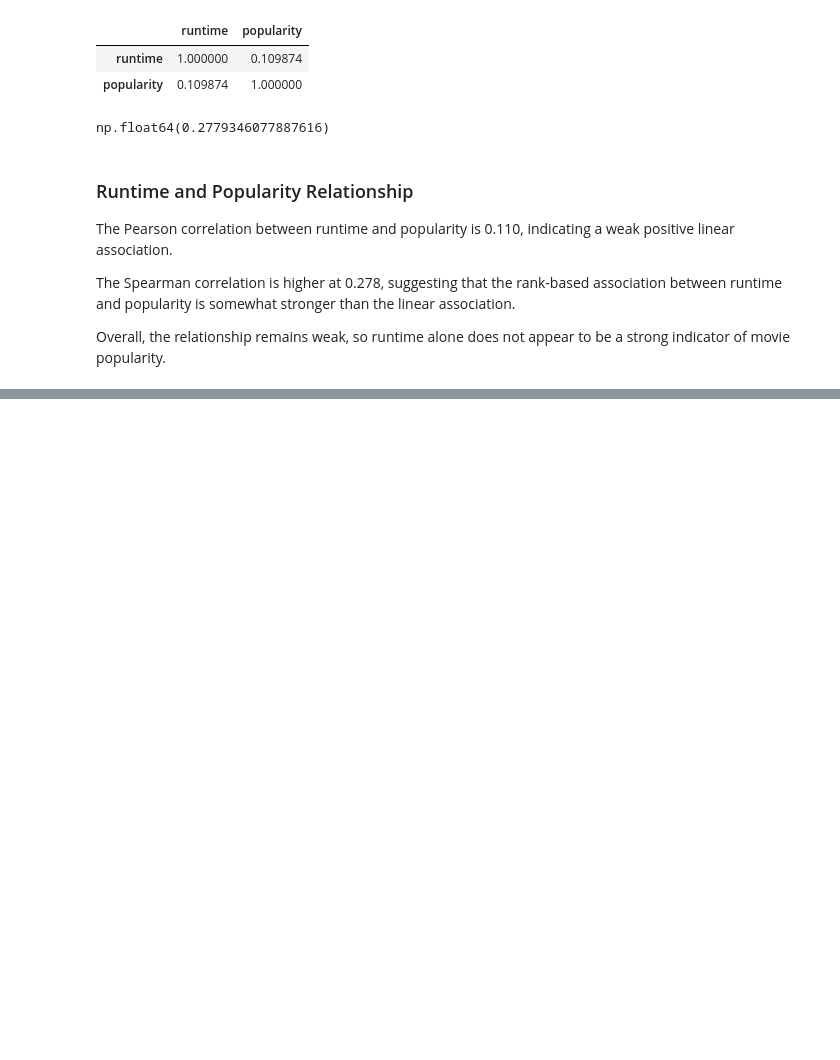
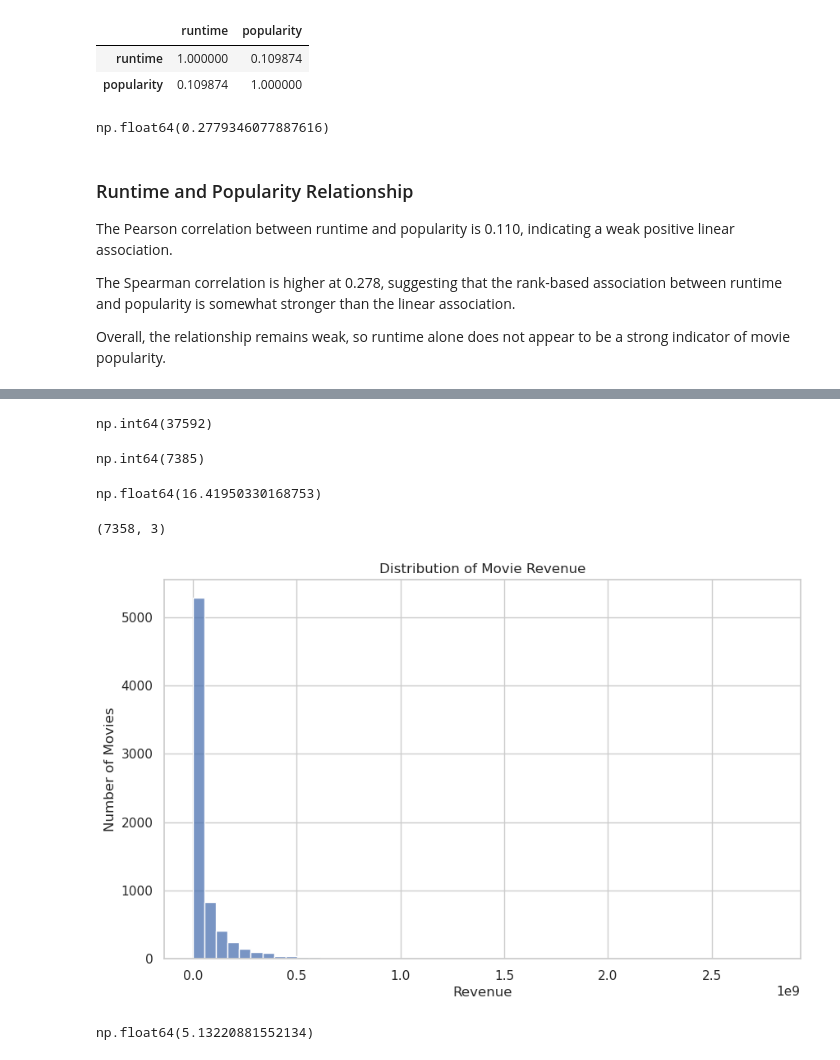
Before and after one commit to Hna2005/movie-runtime-analysis, a Jupyter notebook: notebooks/03-eda.ipynb, the cells around one changed output, grey strips where cells are left out. Cells and saved outputs as stored; diff of their text form; code cells hidden in the pictures; blank space fills up the shorter version.

```diff
--- a/notebooks/03-eda.ipynb
+++ b/notebooks/03-eda.ipynb
@@ -16,7 +16,7 @@ sns.set_theme(style="whitegrid")
 # %% [markdown]
 ## Load Clean Dataset
 # %%
-data = pd.read_csv('data/interim.csv', low_memory=False)
+data = pd.read_csv('../data/interim.csv', low_memory=False)
 # %% [markdown]
 ## Dataset Overview
 # %%
@@ -939,0 +956,43 @@ Overall, the relationship remains weak, so runtime alone does not appear to be a
+# %%
+data["revenue"].isna().sum()
+# %% [output]
+np.int64(37592)
+# %%
+revenue_available = data["revenue"].notna().sum()
+revenue_available
+# %% [output]
+np.int64(7385)
+# %%
+revenue_available / len(data) * 100
+# %% [output]
+np.float64(16.41950330168753)
+# %%
+runtime_revenue_data = data[
+    ["title", "runtime", "revenue"]
+].dropna(
+    subset=["runtime", "revenue"]
+).copy()
+# %%
+runtime_revenue_data.shape
+# %% [output]
+(7358, 3)
+# %%
+plt.figure(figsize=(10, 6))
+
+sns.histplot(
+    data=runtime_revenue_data,
+    x="revenue",
+    bins=50
+)
+
+plt.title("Distribution of Movie Revenue")
+plt.xlabel("Revenue")
+plt.ylabel("Number of Movies")
+
+plt.show()
+# %% [output]
+[figure, added]
+# %%
+runtime_revenue_data["revenue"].skew()
+# %% [output]
+np.float64(5.13220881552134)
```
Also changed, not shown: parts of 12 cells of this notebook, 6 other files.
